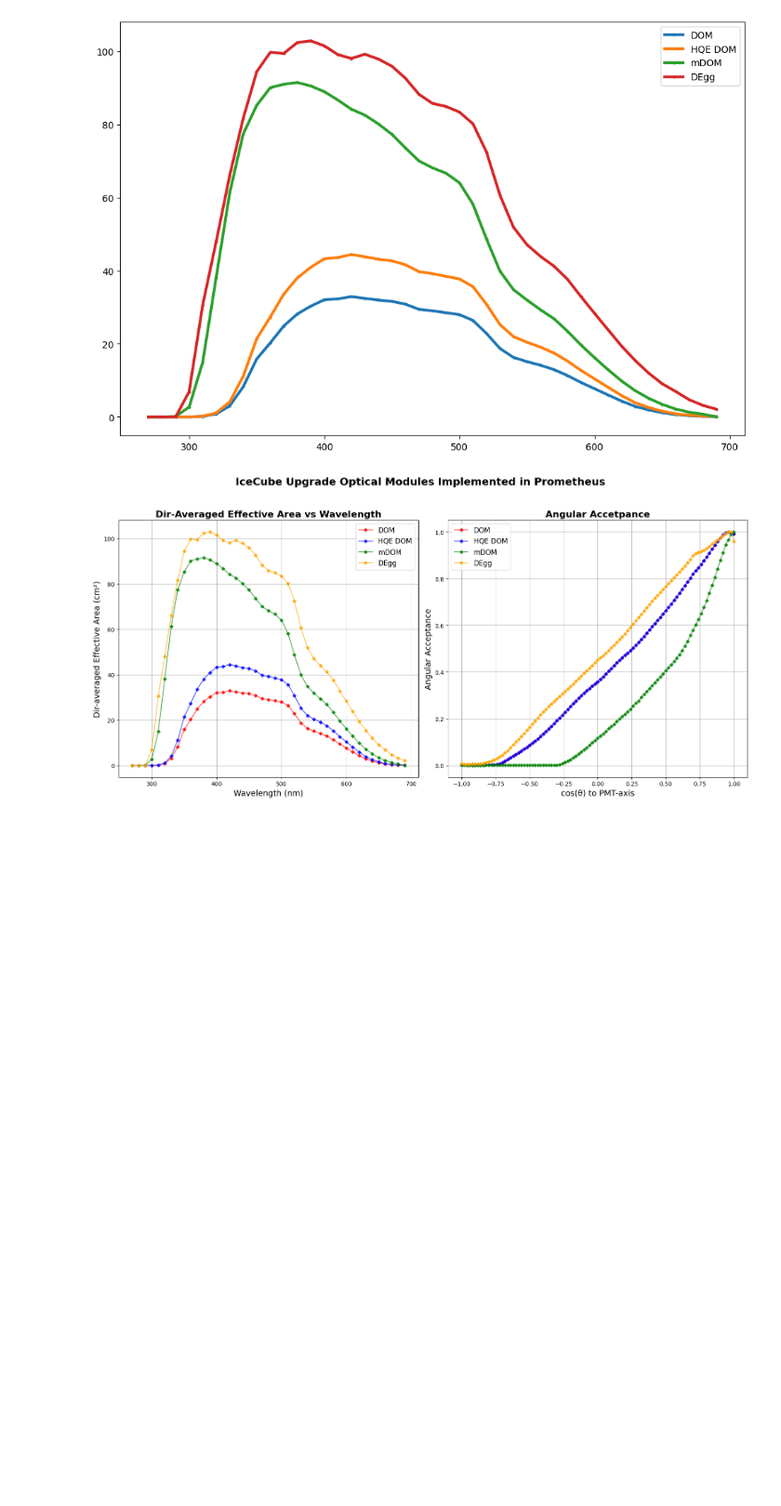
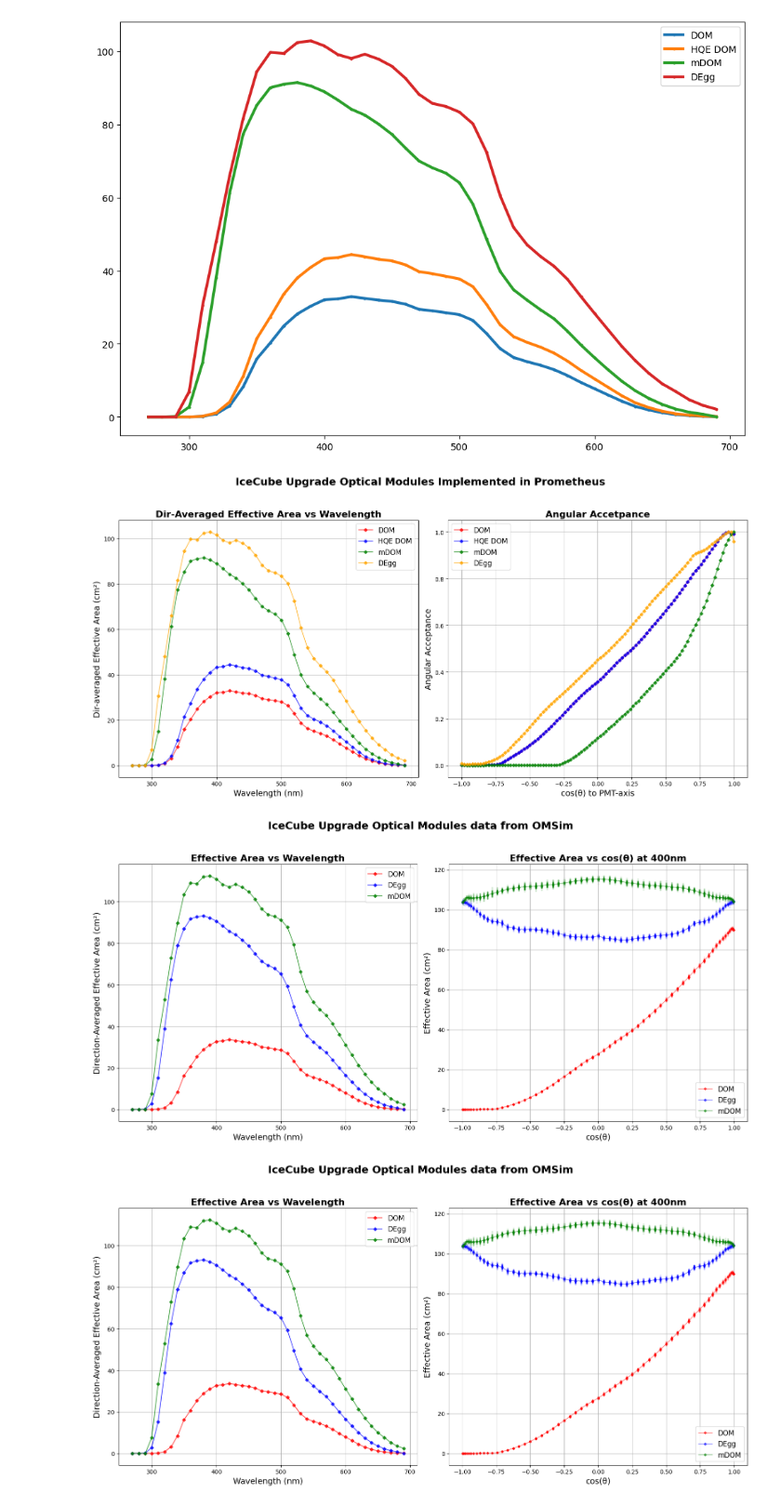
Before and after one commit to JakParkinson/prometheus_genie_upgrade, a Jupyter notebook: resources/PPC_tables/upgrade_tables/eff_area_comp.ipynb, the cells around one changed output. Shown at 93% size. Drawn from its saved outputs; the diff is of its cells as text; code cells hidden in the pictures; blank space fills up the shorter version.

```diff
--- a/resources/PPC_tables/upgrade_tables/eff_area_comp.ipynb
+++ b/resources/PPC_tables/upgrade_tables/eff_area_comp.ipynb
@@ -380,32 +380,35 @@ def create_flexible_comparison_panel(OM_names=['DOM', 'DEgg', 'mDOM'], wavelengt
         )
 
         ax2.scatter(
             costheta_df['cos_theta'],
             costheta_df['total'],
             color=color,
             alpha=0.1,
             s=4
         )
 
     ax2.set_xlabel('cos(θ)', fontsize=14)
     ax2.set_ylabel('Effective Area (cm²)', fontsize=14)
     ax2.set_title(f'Effective Area vs cos(θ) at {wavelength_for_costheta}nm', fontsize=16, fontweight='bold')
     ax2.grid(True)
     ax2.legend(fontsize=12)
 
     # Add a vertical line to separate the plots
     #line = plt.Line2D([0.5, 0.5], [0.05, 0.95], transform=fig.transFigure, color='black', linewidth=2)
     #fig.add_artist(line)
 
     # Overall title
     plt.suptitle('IceCube Upgrade Optical Modules data from OMSim', fontsize=18, fontweight='bold', y=0.98)
     plt.savefig('IceCube_Upgrade_OMSIM_plot.pdf')
     # Adjust layout
     plt.tight_layout()
     plt.subplots_adjust(top=0.85)
 
     return fig
 
 # Example usage:
-# create_wavelength_costheta_panel(['DOM', 'DEgg', 'mDOM'], 400)
-# create_flexible_comparison_panel(['DOM', 'DEgg', 'mDOM'], 400)
+#create_wavelength_costheta_panel(['DOM', 'DEgg', 'mDOM'], 400)
+create_flexible_comparison_panel(['DOM', 'DEgg', 'mDOM'], 400)
+# %% [output]
+[figure, added]
+[figure, added]
```
Also changed, not shown: 46 other files.
